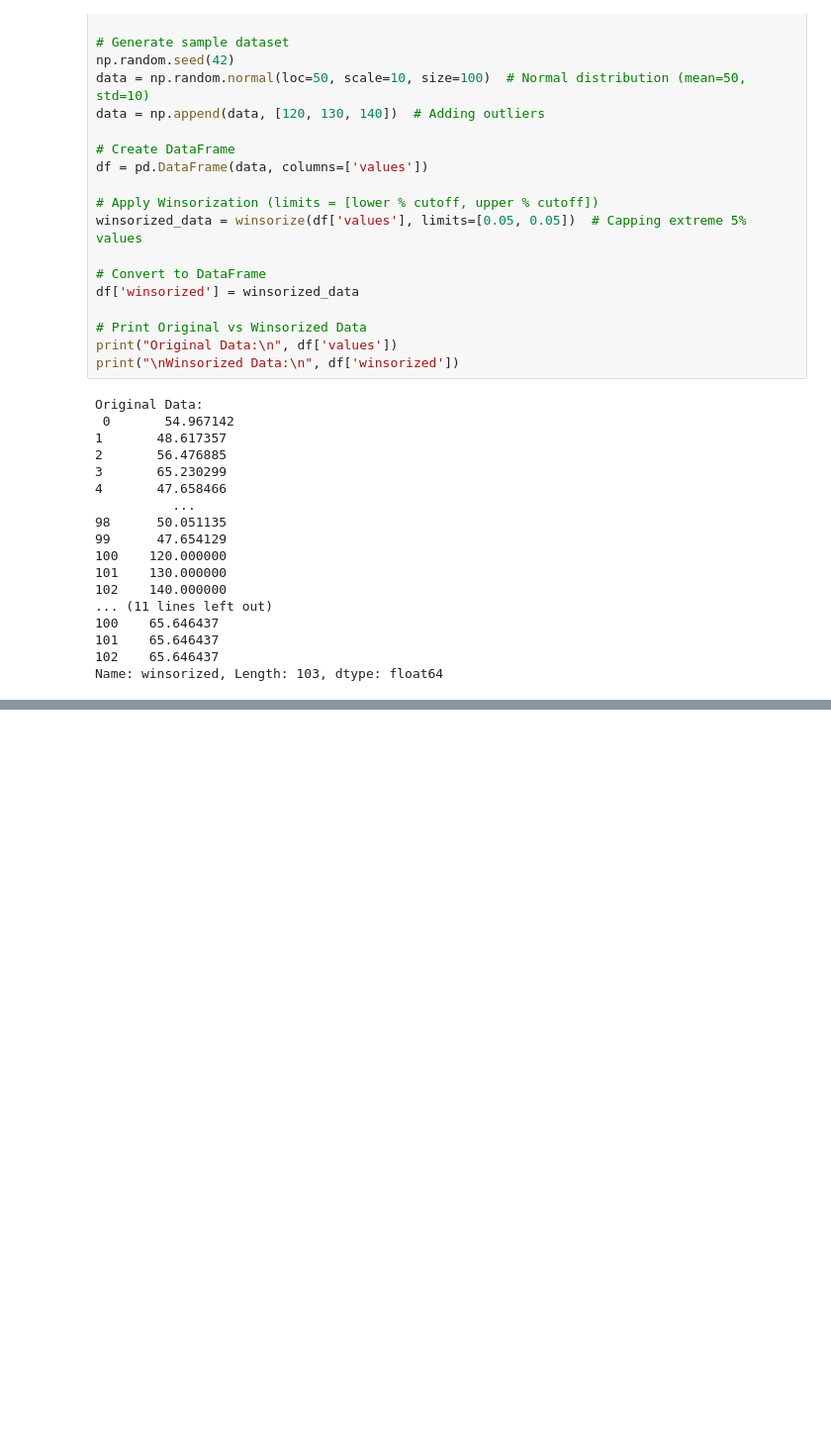
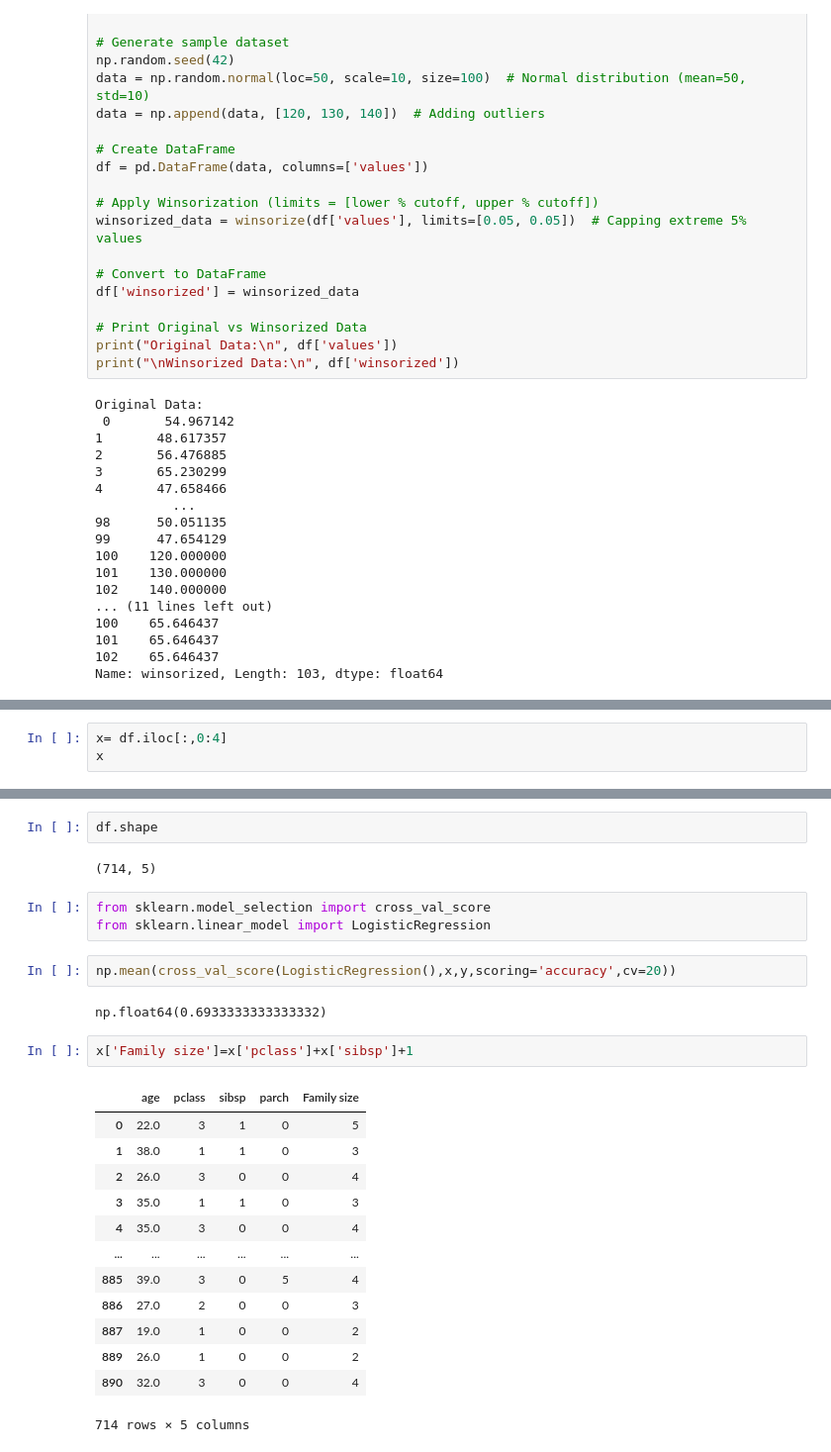
Before and after one commit to pragatii-sharmaa/Machine-Learning-Algorithms-code, a Jupyter notebook: ML(1_).ipynb, the cells around one changed output, grey strips where cells are left out. Shown at 99% size. Drawn from its saved outputs; the diff is of its cells as text; blank space fills up the shorter version.

```diff
--- a/ML(1_).ipynb
+++ b/ML(1_).ipynb
@@ -1333,0 +1382,3 @@ Name: winsorized, Length: 103, dtype: float64
+# %%
+x= df.iloc[:,0:4]
+x
@@ -1333,0 +1417,27 @@ Name: winsorized, Length: 103, dtype: float64
+# %%
+df.shape
+# %% [output]
+(714, 5)
+# %%
+from sklearn.model_selection import cross_val_score
+from sklearn.linear_model import LogisticRegression
+# %%
+np.mean(cross_val_score(LogisticRegression(),x,y,scoring='accuracy',cv=20))
+# %% [output]
+np.float64(0.6933333333333332)
+# %%
+x['Family size']=x['pclass']+x['sibsp']+1
+# %% [output]
+|  | age | pclass | sibsp | parch | Family size |
+| 0 | 22.0 | 3 | 1 | 0 | 5 |
+| 1 | 38.0 | 1 | 1 | 0 | 3 |
+| 2 | 26.0 | 3 | 0 | 0 | 4 |
+| 3 | 35.0 | 1 | 1 | 0 | 3 |
+| 4 | 35.0 | 3 | 0 | 0 | 4 |
+| ... | ... | ... | ... | ... | ... |
+| 885 | 39.0 | 3 | 0 | 5 | 4 |
+| 886 | 27.0 | 2 | 0 | 0 | 3 |
+| 887 | 19.0 | 1 | 0 | 0 | 2 |
+| 889 | 26.0 | 1 | 0 | 0 | 2 |
+| 890 | 32.0 | 3 | 0 | 0 | 4 |
+714 rows × 5 columns
```
Also changed, not shown: parts of 10 cells of this notebook.
